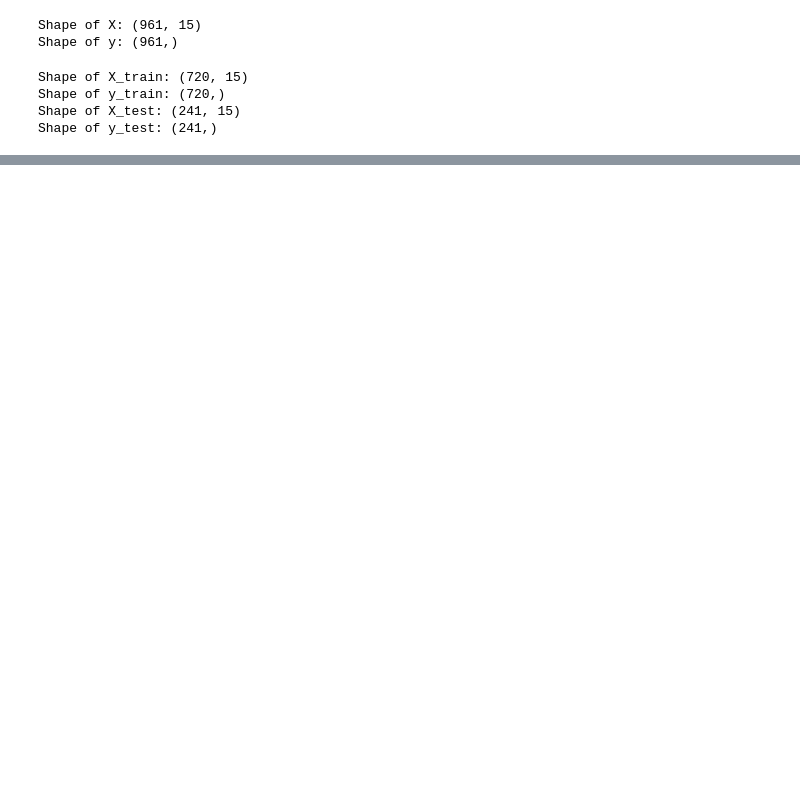
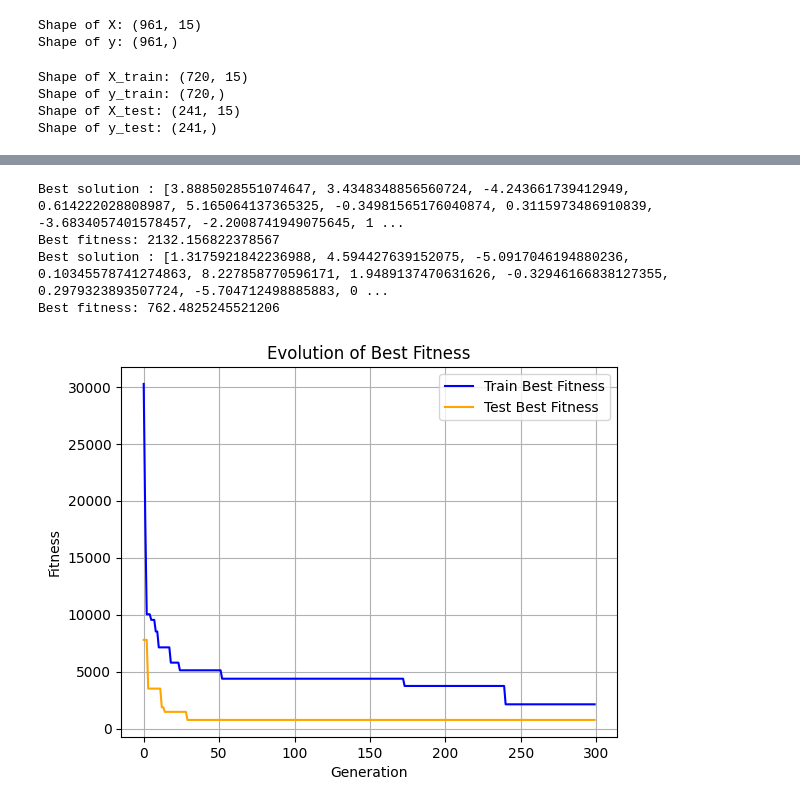
Before and after one commit to nastyabekesheva/SwarmIntelligence, a Jupyter notebook: lab7/main.ipynb, the cells around one changed output, grey strips where cells are left out. Cells and saved outputs as stored; diff of their text form; code cells hidden in the pictures; blank space fills up the shorter version.

```diff
--- a/lab7/main.ipynb
+++ b/lab7/main.ipynb
@@ -237,0 +260,23 @@ Best fitness: 2849.4460536334846
+# %%
+PSO = ParticleSwarmOptimizer(L1_reg, [-10] * 16, [10] * 16, [1] * 16, [10] * 16, epochs=300, population_size=100, dimensions=16, alpha1=0.5, alpha2=2)
+best_solution = PSO.fit()
+print("Best solution :", best_solution)
+print("Best fitness:", L1_reg(*best_solution))
+
+train_data = PSO._meta["best_fitness"]
+
+PSO = ParticleSwarmOptimizer(L1_reg_test, [-10] * 16, [10] * 16, [1] * 16, [10] * 16, epochs=300, population_size=100, dimensions=16, alpha1=0.5, alpha2=2)
+best_solution = PSO.fit()
+print("Best solution :", best_solution)
+print("Best fitness:", L1_reg_test(*best_solution))
+
+test_data = PSO._meta["best_fitness"]
+
+
+plot_fitness_tt(train_data, test_data)
+# %% [output]
+Best solution : [3.8885028551074647, 3.4348348856560724, -4.243661739412949, 0.614222028808987, 5.165064137365325, -0.34981565176040874, 0.3115973486910839, -3.6834057401578457, -2.2008741949075645, 1 ...
+Best fitness: 2132.156822378567
+Best solution : [1.3175921842236988, 4.594427639152075, -5.0917046194880236, 0.10345578741274863, 8.227858770596171, 1.9489137470631626, -0.32946166838127355, 0.2979323893507724, -5.704712498885883, 0 ...
+Best fitness: 762.4825245521206
+[figure, added]
```
Also changed, not shown: parts of 25 cells of this notebook.
